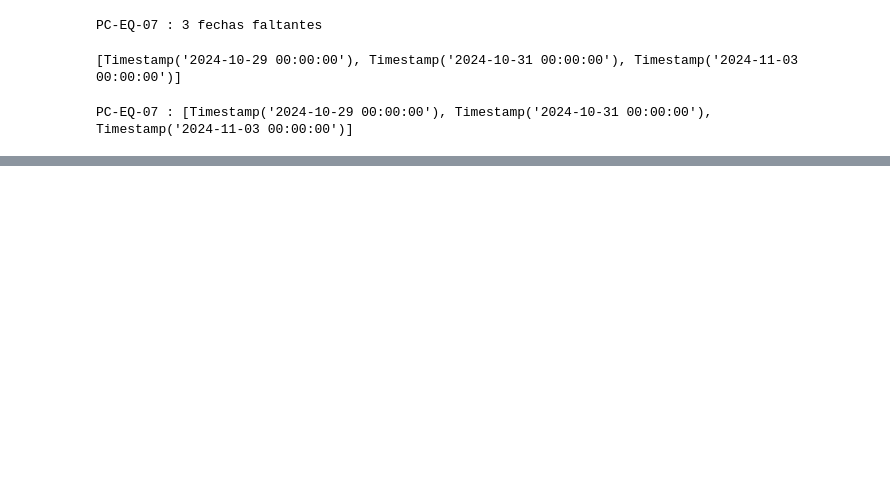
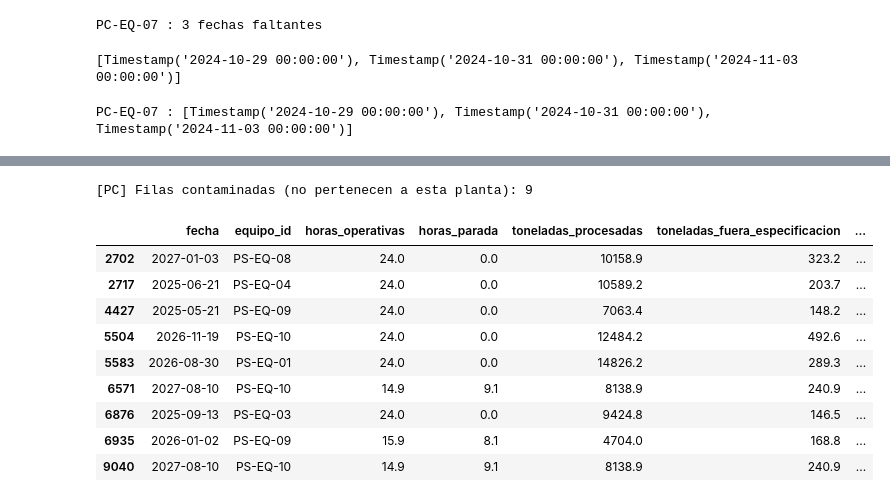
Before and after one commit to josue789a/Mineria-simulacion-v2, a Jupyter notebook: notebooks/Exploracion1.ipynb, the cells around one changed output, grey strips where cells are left out. Cells and saved outputs as stored; diff of their text form; code cells hidden in the pictures; blank space fills up the shorter version.

```diff
--- a/notebooks/Exploracion1.ipynb
+++ b/notebooks/Exploracion1.ipynb
@@ -2065,0 +2122,27 @@ PC-EQ-07 : [Timestamp('2024-10-29 00:00:00'), Timestamp('2024-10-31 00:00:00'),
+# %%
+# Función: detectar_contaminacion_cruzada
+
+# QUE  HACE? : cruza equipo_id de la tabla de producción contra el maestro dim_equipos, y marca las filas donde la planta real del equipo (según el maestro) no coincide con la planta que dice el nombre del archivo.
+# PARA QUE LO USAREMOS: evita que producción de una planta quede atribuida a otra por error de exportación entre sistemas (categoría 11 del reto). Sin esta verificación, los KPIs de consolidación (OEE por planta, % de contribución al total de toneladas) quedarían calculados sobre datos mal asignados — un error silencioso, no visible a simple vista, que además podría confundirse con otros hallazgos (ej. un outlier de eficiencia real) si no se limpia antes de correr chequeos posteriores.
+def detectar_contaminacion_cruzada(df, planta_esperada, df_maestro, col_equipo='equipo_id', col_planta='planta_id'):
+    """Detecta filas cuyo equipo_id pertenece a una planta distinta de la que
+    dice el archivo de origen (error de exportación mezclando sistemas)."""
+    df_chk = df.merge(df_maestro[[col_equipo, col_planta]], on=col_equipo, how='left')
+    contaminacion = df_chk[df_chk[col_planta] != planta_esperada]
+    print(f"[{planta_esperada}] Filas contaminadas (no pertenecen a esta planta): {len(contaminacion)}")
+    return contaminacion
+
+contaminacion_PC = detectar_contaminacion_cruzada(prodNuevo_PC, 'PC', dim_equipos)
+display(contaminacion_PC)
+# %% [output]
+[PC] Filas contaminadas (no pertenecen a esta planta): 9
+|  | fecha | equipo_id | horas_operativas | horas_parada | toneladas_procesadas | toneladas_fuera_especificacion | ... |
+| 2702 | 2027-01-03 | PS-EQ-08 | 24.0 | 0.0 | 10158.9 | 323.2 | ... |
+| 2717 | 2025-06-21 | PS-EQ-04 | 24.0 | 0.0 | 10589.2 | 203.7 | ... |
+| 4427 | 2025-05-21 | PS-EQ-09 | 24.0 | 0.0 | 7063.4 | 148.2 | ... |
+| 5504 | 2026-11-19 | PS-EQ-10 | 24.0 | 0.0 | 12484.2 | 492.6 | ... |
+| 5583 | 2026-08-30 | PS-EQ-01 | 24.0 | 0.0 | 14826.2 | 289.3 | ... |
+| 6571 | 2027-08-10 | PS-EQ-10 | 14.9 | 9.1 | 8138.9 | 240.9 | ... |
+| 6876 | 2025-09-13 | PS-EQ-03 | 24.0 | 0.0 | 9424.8 | 146.5 | ... |
+| 6935 | 2026-01-02 | PS-EQ-09 | 15.9 | 8.1 | 4704.0 | 168.8 | ... |
+| 9040 | 2027-08-10 | PS-EQ-10 | 14.9 | 9.1 | 8138.9 | 240.9 | ... |
```
Also changed, not shown: parts of 5 cells of this notebook.
